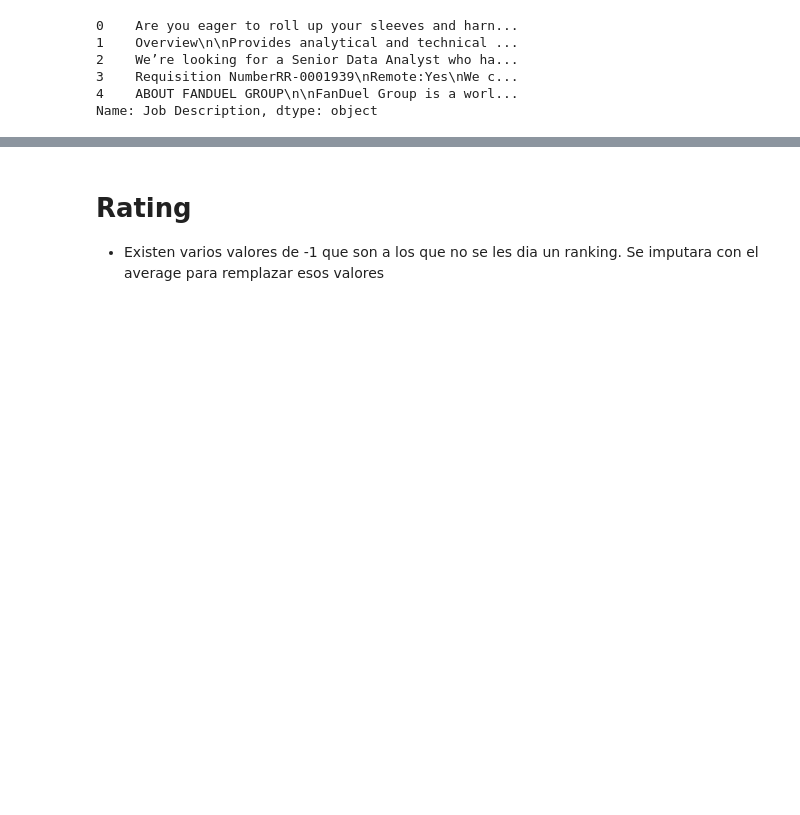
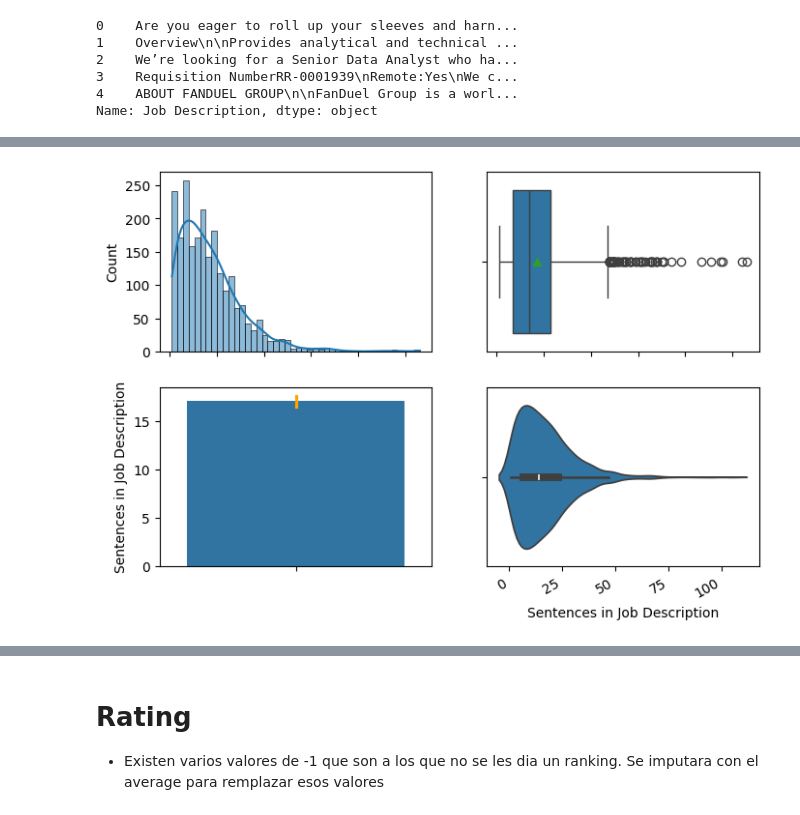
Before and after one commit to LeonardoBolanos/machine_learning_s3_2024, a Jupyter notebook: notebooks/1.0-lobr-exploration-analysis-final-project.ipynb, the cells around one changed output, grey strips where cells are left out. Drawn from its saved outputs; the diff is of its cells as text; code cells hidden in the pictures; blank space fills up the shorter version.

```diff
--- a/notebooks/1.0-lobr-exploration-analysis-final-project.ipynb
+++ b/notebooks/1.0-lobr-exploration-analysis-final-project.ipynb
@@ -398,0 +431,4 @@ Name: Job Description, dtype: object
+# %%
+graph_continues_types(df,'Sentences in Job Description',save_image_dir=directorio_de_imagenes,save_image_file='Sentences_in_Job_Description_1')
+# %% [output]
+[figure, added]
```
Also changed, not shown: parts of 24 cells of this notebook.
